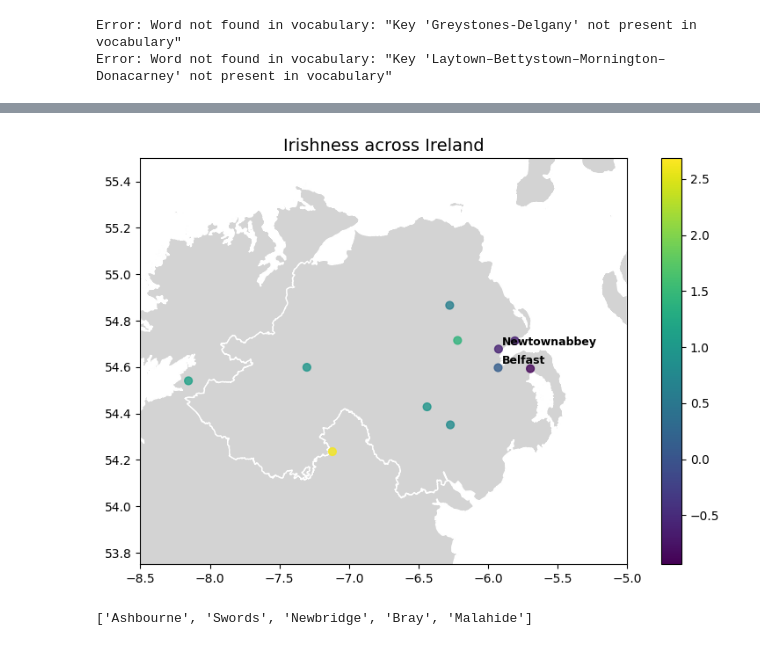
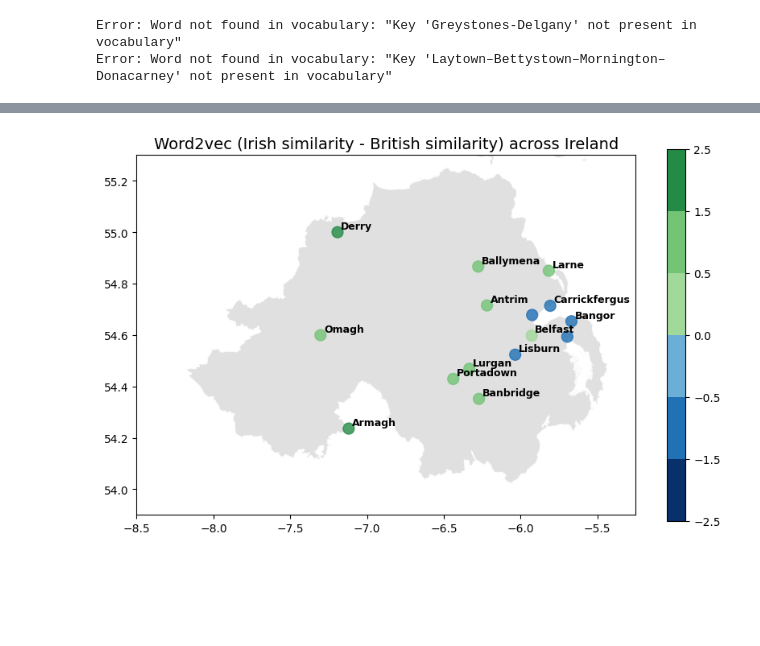
Before and after one commit to daxmavy/ireland, a Jupyter notebook: interactive.ipynb, the cells around one changed output, grey strips where cells are left out. Cells and saved outputs as stored; diff of their text form; code cells hidden in the pictures; blank space fills up the shorter version.

```diff
--- a/interactive.ipynb
+++ b/interactive.ipynb
@@ -235,46 +333,58 @@ plt.show()
 # %%
+
+
 # Create geometry from coordinates
 ni_res = res[res['Jurisdiction'] == 'Northern']
 
 geometry = [Point(xy) for xy in zip(ni_res['Longitude'], ni_res['Latitude'])]
 gdf = gpd.GeoDataFrame(ni_res, geometry=geometry, crs="EPSG:4326")
 
+bounds = [-2.5, -1.5, -0.5,0, 0.5, 1.5, 2.5]
+colors = [
+    "#08306B",  # dark blue (very British)
+    "#2171B5",  # medium blue
+    "#6BAED6",  # light blue
+    "#A1D99B",  # light yellow-green (transition zone around 0)
+    "#74C476",  # medium green
+    "#238B45"   # dark green (very Irish)
+]
+
+cmap = ListedColormap(colors)
+norm = BoundaryNorm(bounds, cmap.N, clip=True)
+
 # --- Plot ---
 fig, ax = plt.subplots(figsize=(10, 6))
-british_isles.plot(ax=ax, color="lightgrey", edgecolor="white")
+gadm_uk.plot(ax=ax, color="lightgrey", edgecolor="white", alpha=0.7)
 
-# Points colored by 'irishness'
+# Points colored by 'irishness' — blue (British) to green (Irish)
 gdf.plot(
     ax=ax,
     column="irishness",
-    cmap="viridis",
+    # cmap="winter",       # blue → green
     legend=True,
-    markersize=40,
-    alpha=0.8
+    markersize=100,
+    alpha=0.8,
+    cmap=cmap,
+    norm=norm
 )
 
-ax.set_xlim([-8.5, -5])
-ax.set_ylim([53.75, 55.5])
-ax.set_title("Irishness across Ireland", fontsize=14)
+ax.set_xlim([-8.5, -5.25])
+ax.set_ylim([53.9, 55.3])
+ax.set_title("Word2vec (Irish similarity - British similarity) across Ireland", fontsize=14)
 
 # --- Annotate top 5 towns ---
-for i, row in gdf.head(5).iterrows():
-    ax.annotate(
-        text=row["Settlement"],         # column containing town name
-        xy=(row["Longitude"], row["Latitude"]),
-        xytext=(3, 3),                  # small offset in points
-        textcoords="offset points",
-        fontsize=9,
-        fontweight="bold",
-        color="black"
-        # path_effects=[plt.matplotlib.patheffects.withStroke(linewidth=2, foreground="white")]
-    )
+for i, row in gdf[gdf['Jurisdiction'] == 'Northern'].iterrows():
+    if row['Settlement'] not in ('Newtownards', 'Newtownabbey'):
+        ax.annotate(
+            text=row["Settlement"],
+            xy=(row["Longitude"], row["Latitude"]),
+            xytext=(3, 3),
+            textcoords="offset points",
+            fontsize=9,
+            fontweight="bold",
+            color="black"
+        )
 
 plt.show()
 # %% [output]
-[figure, old version]
+[figure, new version]
-# %%
-odd_ireland_results = res[res['Jurisdiction'] == 'Republic'].sort_values('irishness', ascending=True).head(5)['Settlement'].to_list()
-odd_ireland_results
-# %% [output]
-['Ashbourne', 'Swords', 'Newbridge', 'Bray', 'Malahide']
```
Also changed, not shown: parts of 18 cells of this notebook.
